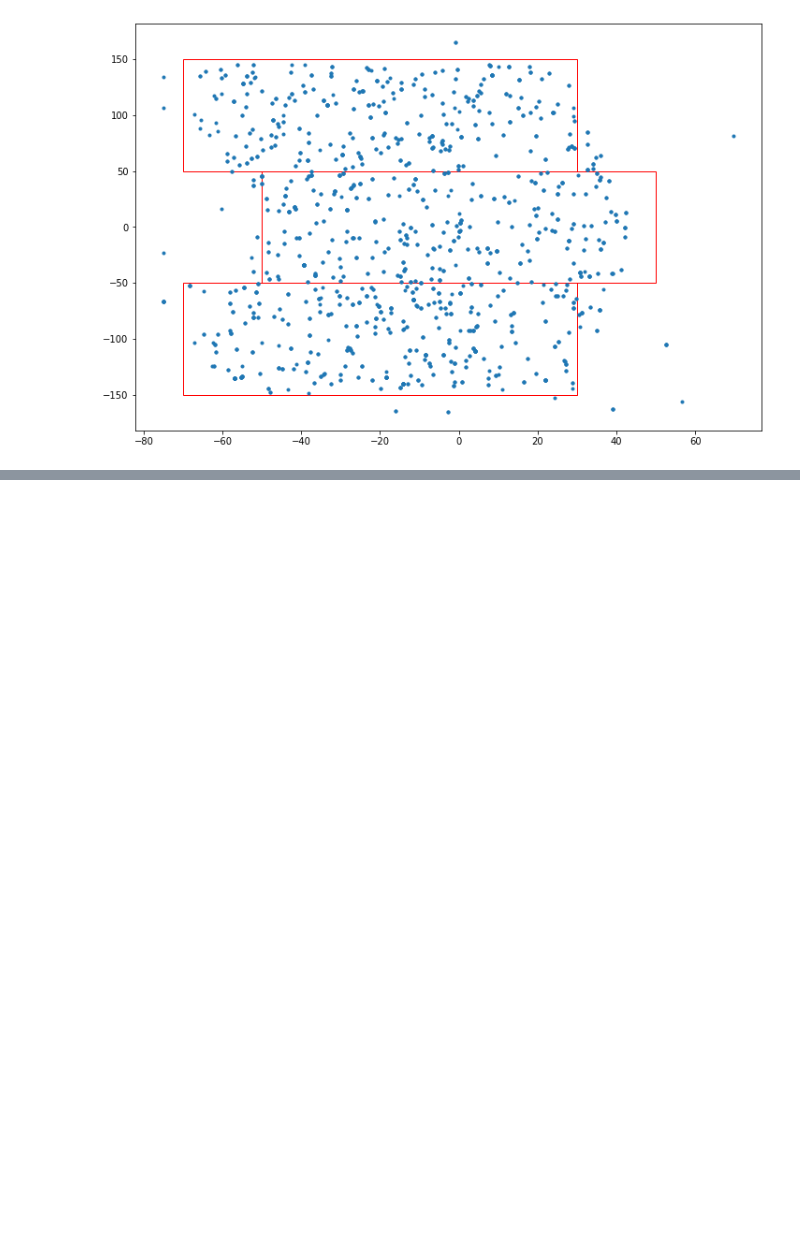
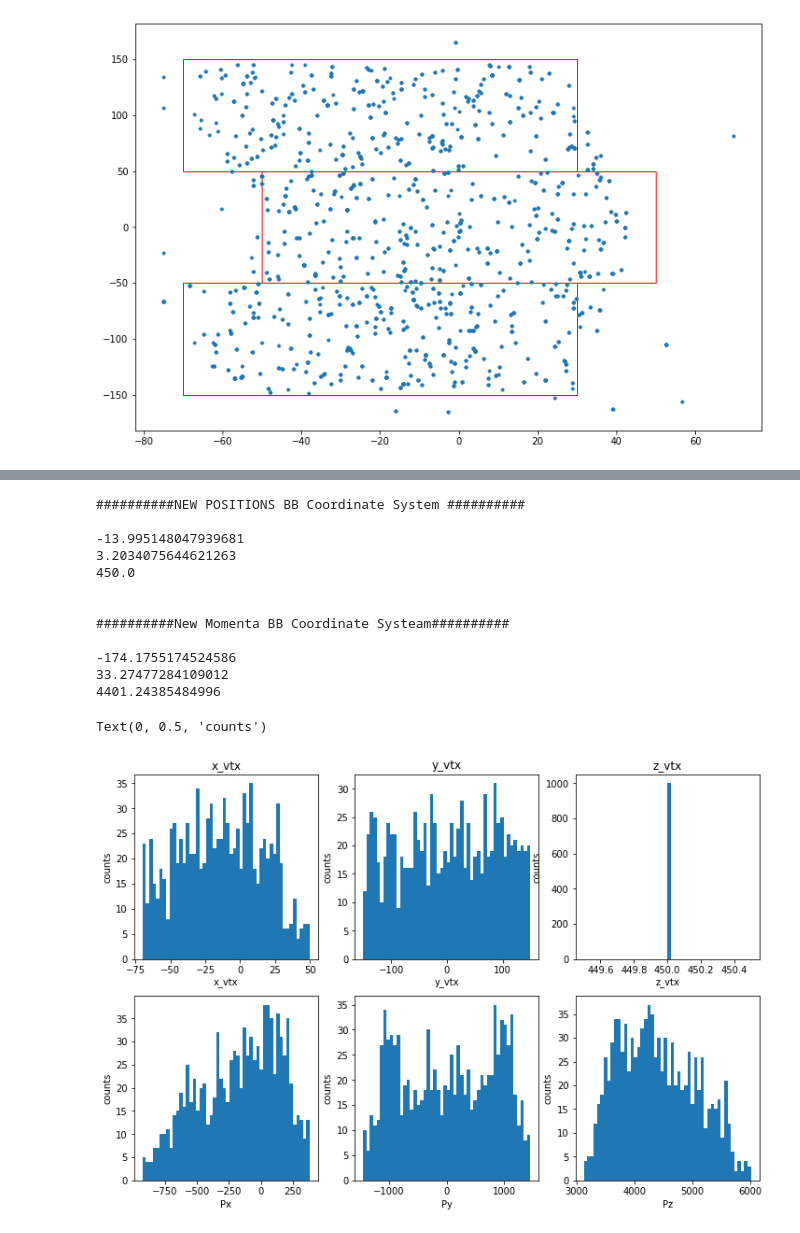
Before and after one commit to chapatilasers/AnaBarMC, a Jupyter notebook: macros/ToyModel.ipynb, the cells around one changed output, grey strips where cells are left out. Drawn from its saved outputs; the diff is of its cells as text; code cells hidden in the pictures; blank space fills up the shorter version.

```diff
--- a/macros/ToyModel.ipynb
+++ b/macros/ToyModel.ipynb
@@ -287,0 +299,67 @@ for ievent in range(nevents):
+# %%
+plt.rcParams["figure.figsize"] = (12,8)
+
+figure, axis = plt.subplots(2,3)
+
+plot1 = plt.subplot2grid((2,3),(0,0), rowspan=1, colspan=1)
+plot2 = plt.subplot2grid((2,3),(0,1), rowspan=1, colspan=1)
+plot3 = plt.subplot2grid((2,3),(0,2), rowspan=1, colspan=1)
+plot4 = plt.subplot2grid((2,3),(1,0), rowspan=1, colspan=1)
+plot5 = plt.subplot2grid((2,3),(1,1), rowspan=1, colspan=1)
+plot6 = plt.subplot2grid((2,3),(1,2), rowspan=1, colspan=1)
+
+print("\n\n##########NEW POSITIONS BB Coordinate System ##########\n")
+
+plot1.hist(x_vtx, bins=50)
+print(np.mean(x_vtx))
+plot1.set_xlabel('x_vtx')
+plot1.set_ylabel('counts')
+plot1.set_title('x_vtx')
+
+
+plot2.hist(y_vtx, bins=50)
+print(np.mean(y_vtx))
+plot2.set_xlabel('y_vtx')
+plot2.set_ylabel('counts')
+plot2.set_title('y_vtx')
+
+
+plot3.hist(z_vtx, bins=50)
+print(np.mean(z_vtx))
+plot3.set_xlabel('z_vtx')
+plot3.set_ylabel('counts')
+plot3.set_title('z_vtx')
+
+print("\n\n##########New Momenta BB Coordinate Systeam##########\n")
+
+plot4.hist(px, bins=50)
+print(np.mean(px))
+plot4.set_xlabel('Px')
+plot4.set_ylabel('counts')
+
+
+plot5.hist(py, bins=50)
+print(np.mean(py))
+plot5.set_xlabel('Py')
+plot5.set_ylabel('counts')
+
+
+plot6.hist(pz, bins=50)
+print(np.mean(pz))
+plot6.set_xlabel('Pz')
+plot6.set_ylabel('counts')
+# %% [output]
+##########NEW POSITIONS BB Coordinate System ##########
+
+-13.995148047939681
+3.2034075644621263
+450.0
+
+
+##########New Momenta BB Coordinate Systeam##########
+
+-174.1755174524586
+33.27477284109012
+4401.24385484996
+Text(0, 0.5, 'counts')
+[figure, added]
```
Also changed, not shown: parts of 3 cells of this notebook.
